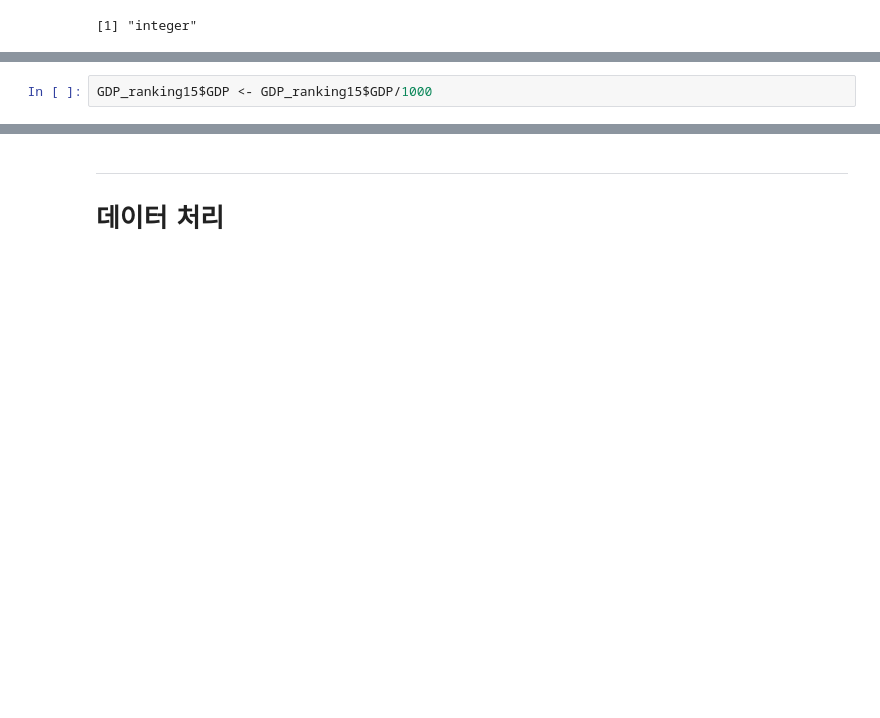
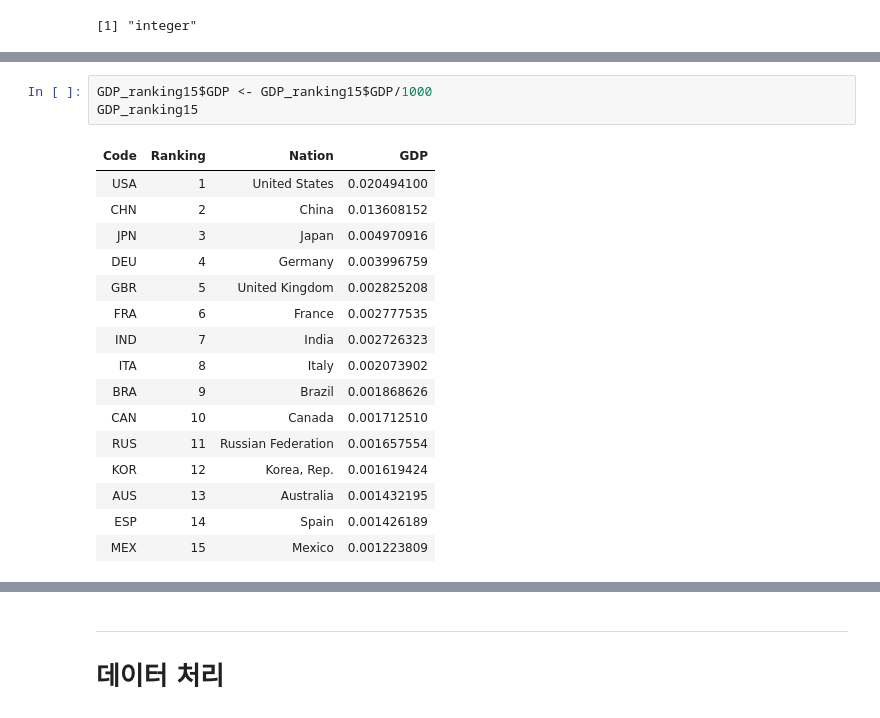
Before and after one commit to yang-gwihyeon/R_yang, a Jupyter notebook: 08. 파일 입출력.ipynb, the cells around one changed output, grey strips where cells are left out. Saved outputs shown, nothing was run; the diff lists cells and outputs as text; blank space fills up the shorter version.

```diff
--- a/08. 파일 입출력.ipynb
+++ b/08. 파일 입출력.ipynb
@@ -218,5 +224,23 @@ barplot(GDP_ranking15$GDP, # GDP상위 15개국 Data
 # %%
 GDP_ranking15$GDP <- GDP_ranking15$GDP/1000
+GDP_ranking15
+# %% [output]
+| Code | Ranking | Nation | GDP |
+| USA | 1 | United States | 0.020494100 |
+| CHN | 2 | China | 0.013608152 |
+| JPN | 3 | Japan | 0.004970916 |
+| DEU | 4 | Germany | 0.003996759 |
+| GBR | 5 | United Kingdom | 0.002825208 |
+| FRA | 6 | France | 0.002777535 |
+| IND | 7 | India | 0.002726323 |
+| ITA | 8 | Italy | 0.002073902 |
+| BRA | 9 | Brazil | 0.001868626 |
+| CAN | 10 | Canada | 0.001712510 |
+| RUS | 11 | Russian Federation | 0.001657554 |
+| KOR | 12 | Korea, Rep. | 0.001619424 |
+| AUS | 13 | Australia | 0.001432195 |
+| ESP | 14 | Spain | 0.001426189 |
+| MEX | 15 | Mexico | 0.001223809 |
 # %%
 options(scipen = 100)
 options(warn = -1)
```
Also changed, not shown: parts of 34 cells of this notebook, 7 other files.
